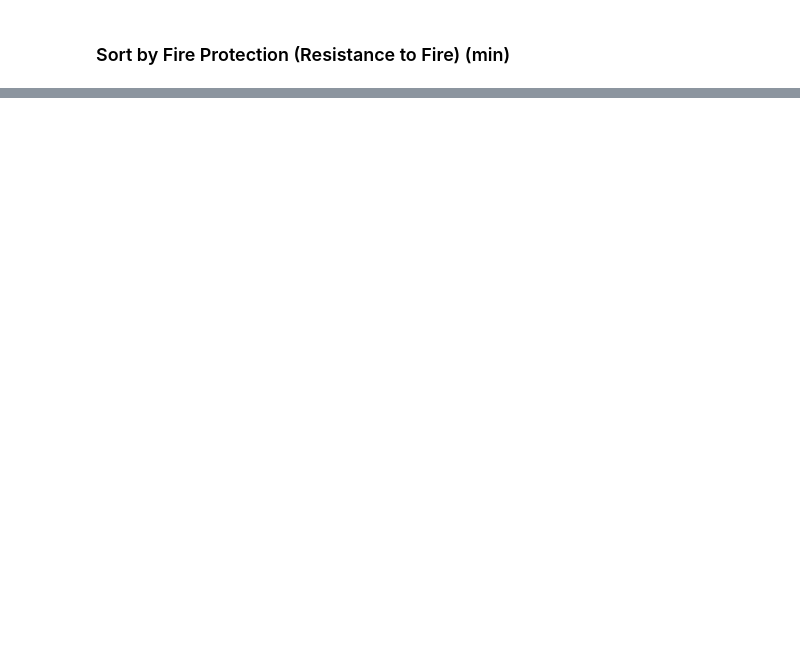
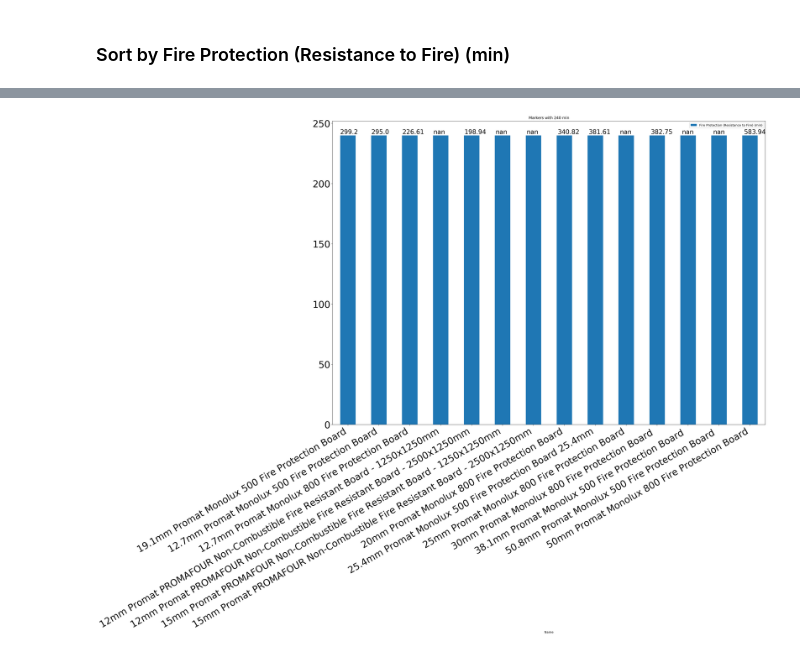
Before and after one commit to Saladino93/EnterpriseTech, a Jupyter notebook: ScrapedPrices.ipynb, the cells around one changed output, grey strips where cells are left out. Saved outputs shown, nothing was run; the diff lists cells and outputs as text; code cells hidden in the pictures; blank space fills up the shorter version.

```diff
--- a/ScrapedPrices.ipynb
+++ b/ScrapedPrices.ipynb
@@ -179,0 +208,4 @@ df.to_excel('prices_database_2.xlsx')
+# %%
+selection = df[fireprot]>= 240
+higherfiremin = df[selection]
+higherfiremin
@@ -179,0 +231,15 @@ df.to_excel('prices_database_2.xlsx')
+# %%
+
+axes = higherfiremin.plot.bar('Name', fireprot, title = 'Markers with 240 min', fontsize = 30, figsize = (25, 20))
+
+keys = np.array(higherfiremin['Unnamed: 0'])
+
+for i, p in enumerate(axes.patches):
+    price = higherfiremin.loc[keys[i] ,'Price No VAT (£)']
+    axes.annotate(str(round(price, 2)), (p.get_x() * 1.005, p.get_height() * 1.005), fontsize = 20)
+
+
+plt.gcf().autofmt_xdate()
+plt.show()
+# %% [output]
+[figure, added]
```
Also changed, not shown: parts of 7 cells of this notebook, 1 other file.
